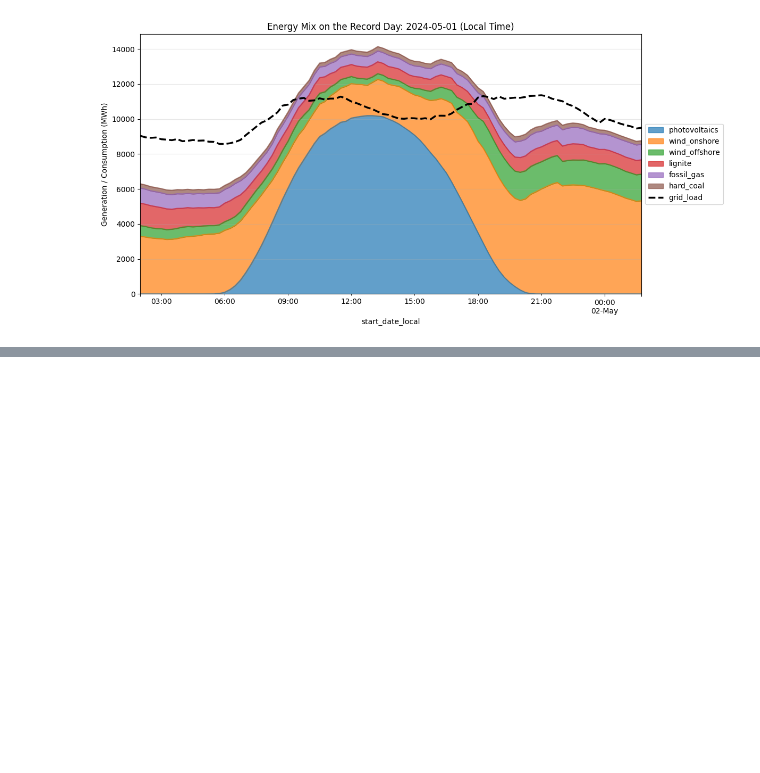
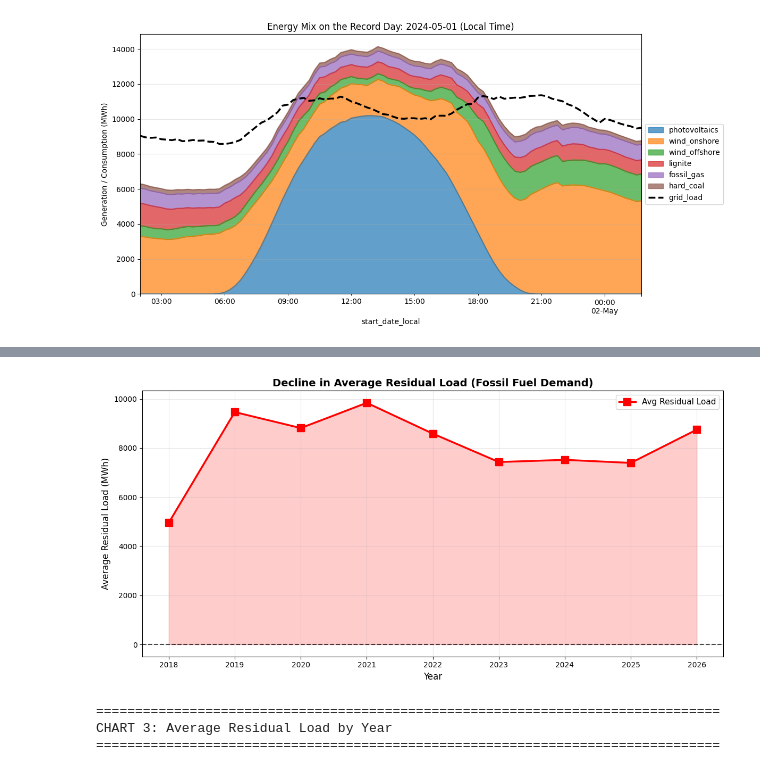
Before and after one commit to VictL7/Energy-Monitor-Germany, a Jupyter notebook: notebooks/3.merge.ipynb, the cells around one changed output, grey strips where cells are left out. Cells and saved outputs as stored; diff of their text form; code cells hidden in the pictures; blank space fills up the shorter version.

```diff
--- a/notebooks/3.merge.ipynb
+++ b/notebooks/3.merge.ipynb
@@ -454,0 +497,23 @@ print(f"这一天德国向邻国‘白送’（或廉价出口）了约 {total_e
+# %%
+# Visualization 3: Annual trend of average residual load
+residual_trend = yearly_stats['avg_residual_load'].sort_index()
+fig, ax = plt.subplots(figsize=(12, 6))
+ax.plot(residual_trend.index, residual_trend.values, marker='s', linewidth=2.5, markersize=10, color='red', label='Avg Residual Load')
+ax.axhline(0, color='black', linestyle='--', linewidth=1.5, alpha=0.7)
+ax.fill_between(residual_trend.index, residual_trend.values, 0, alpha=0.2, color='red')
+ax.set_title('Decline in Average Residual Load (Fossil Fuel Demand)', fontsize=14, fontweight='bold')
+ax.set_xlabel('Year', fontsize=12)
+ax.set_ylabel('Average Residual Load (MWh)', fontsize=12)
+ax.grid(alpha=0.3)
+ax.legend(fontsize=11)
+plt.tight_layout()
+plt.show()
+
+print("=" * 80)
+print("CHART 3: Average Residual Load by Year")
+print("=" * 80)
+# %% [output]
+[figure, added]
+================================================================================
+CHART 3: Average Residual Load by Year
+================================================================================
```
Also changed, not shown: parts of 19 cells of this notebook, 17 other files.
